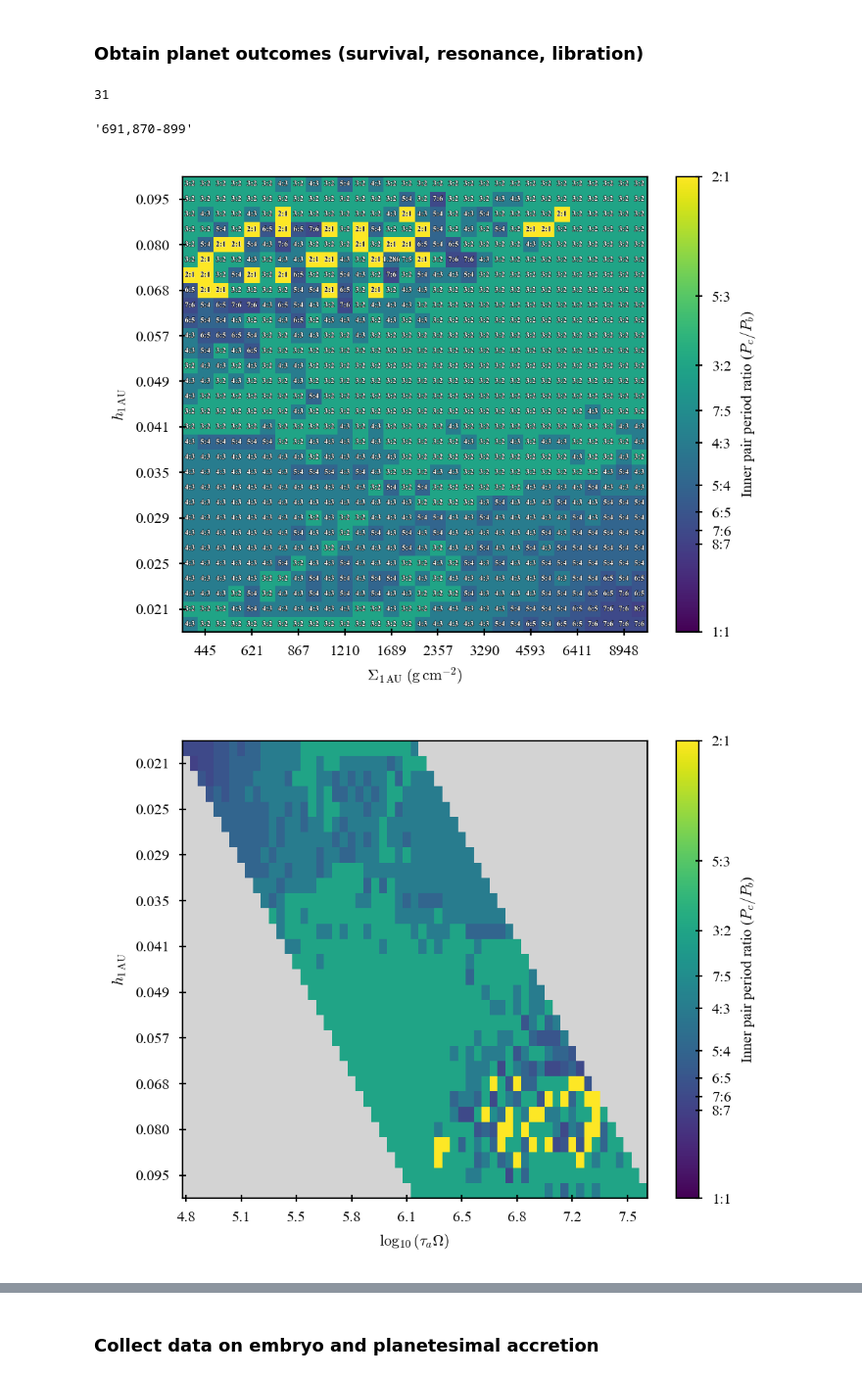
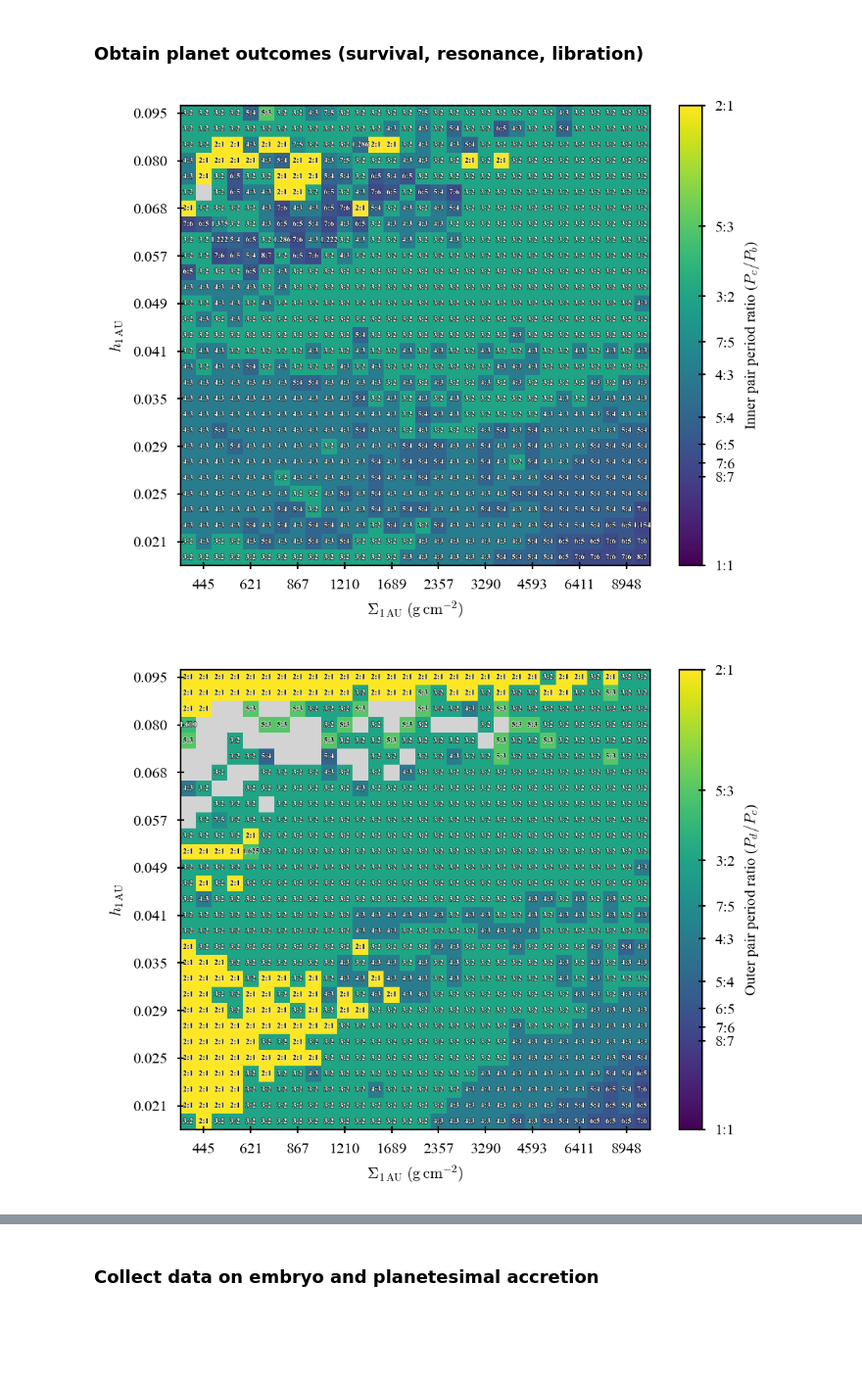
Before and after one commit to dchen10Git/uh-ifa-reu-2026, a Jupyter notebook: analyze_sims.ipynb, the cells around one changed output, grey strips where cells are left out. Shown at 98% size. Saved outputs shown, nothing was run; the diff lists cells and outputs as text; code cells hidden in the pictures; blank space fills up the shorter version.

Commit message:
Updated plots

```diff
--- a/analyze_sims.ipynb
+++ b/analyze_sims.ipynb
@@ -414,44 +414,41 @@ dataset_id = 6
 planet_outcomes = get_planet_outcomes(dataset_id=dataset_id, num_sims=900, pomega='mixed', amp_threshold=90)
 planet_outcomes.to_hdf(f"dfs/planet_outcomes{dataset_id}.h5", key="df", mode="w") # Save to disk
 # %%
-base_dir = Path.cwd()
-dataset_id=7
-missing = [
-    sim_id
-    for sim_id in range(900)
-    if not (base_dir.parent / f"sim_results/dataset{dataset_id}" / f"sim{sim_id}.h5").exists()
-]
-print(len(missing))
-def format_ranges(nums):
-    if not nums:
-        return ""
+# base_dir = Path.cwd()
+# dataset_id=7
+# missing = [
+#     sim_id
+#     for sim_id in range(900)
+#     if not (base_dir.parent / f"sim_results/dataset{dataset_id}" / f"sim{sim_id}.h5").exists()
+# ]
+# print(len(missing))
+# def format_ranges(nums):
+#     if not nums:
+#         return ""
 
-    nums = sorted(nums)
-    ranges = []
+#     nums = sorted(nums)
+#     ranges = []
 
-    start = end = nums[0]
+#     start = end = nums[0]
 
-    for n in nums[1:]:
-        if n == end + 1:
-            end = n
-        else:
-            if start == end:
-                ranges.append(f"{start}")
-            else:
-                ranges.append(f"{start}-{end}")
-            start = end = n
+#     for n in nums[1:]:
+#         if n == end + 1:
+#             end = n
+#         else:
+#             if start == end:
+#                 ranges.append(f"{start}")
+#             else:
+#                 ranges.append(f"{start}-{end}")
+#             start = end = n
 
-    # Add the last range
-    if start == end:
-        ranges.append(f"{start}")
-    else:
-        ranges.append(f"{start}-{end}")
+#     # Add the last range
+#     if start == end:
+#         ranges.append(f"{start}")
+#     else:
+#         ranges.append(f"{start}-{end}")
 
-    return ",".join(ranges)
-format_ranges(missing)
+#     return ",".join(ranges)
+# print(format_ranges(missing))
-# %% [output]
-31
-'691,870-899'
 # %%
 def plot_param_grid_map(outcomes, value_col, label, x_col="Sigma_1au", cmap='inferno', vmin=None, vmax=None, exp=False, log_cmap=False, show_text=True, show_libration=False, show_Delta=False, show_box=False, black_threshold=0.5, h_cut=None):
     x_vals = np.sort(outcomes[x_col].unique())
@@ -647,37 +644,37 @@ def plot_param_grid_map(outcomes, value_col, label, x_col="Sigma_1au", cmap='inf
                     color=color,
                     fontweight="bold"
                 )
 
     cbar = fig.colorbar(mesh, ax=ax)
 
     cbar.set_label(label)
 
     if 'ratio' in value_col:
         cbar.set_ticks(ratios, labels=['2:1', '5:3', '3:2', '7:5', '4:3', '5:4', '6:5', '7:6', '8:7', '1:1'])
         cbar.ax.minorticks_off()
     elif 'survived' in value_col:
         cbar.set_ticks([1,2,3])
 
     if show_box:                # Bottom left corner
         rect = patches.Rectangle((1352, 0.0311), width=2325, height=0.022, edgecolor='r', facecolor='none', linewidth=1, alpha=0.7, linestyle='dashed')
         ax.add_patch(rect)
 
     ax.tick_params(axis='both', direction='inout')
     cbar.ax.tick_params(direction='inout')
 
     plt.tight_layout()
     plt.show()
 
-dataset_id = 6
+dataset_id = 7
 planet_outcomes = pd.read_hdf(f"dfs/planet_outcomes{dataset_id}.h5", key="df") # Load data
 
 # plot_param_grid_map(planet_outcomes, "pl_survived", "Number of planets remaining", vmin=1, show_text=True, show_box=False, black_threshold=3)
 plot_param_grid_map(planet_outcomes, "inner_P_ratio", r"Inner pair period ratio ($P_c/P_b$)", cmap='viridis', vmin=1, vmax=2, show_text=True, show_libration=False, show_Delta=False, show_box=False, black_threshold=1.6, log_cmap=True)
-plot_param_grid_map(planet_outcomes, "inner_P_ratio", r"Inner pair period ratio ($P_c/P_b$)", x_col='log_tau_Omega', cmap='viridis', vmin=1, vmax=2, show_text=False, show_libration=False, show_Delta=False, show_box=False, black_threshold=1.6, log_cmap=True)
-# plot_param_grid_map(planet_outcomes, "outer_P_ratio", r"Outer pair period ratio ($P_d/P_c$)", cmap='viridis', vmin=1, vmax=2, show_text=True, show_libration=False, show_box=False, black_threshold=1.6, log_cmap=True)
-plot_param_grid_map(planet_outcomes, "tau_a (kyr)", r"$\tau_a$ (kyr)", cmap='coolwarm', log_cmap=True, black_threshold=0)
+# plot_param_grid_map(planet_outcomes, "inner_P_ratio", r"Inner pair period ratio ($P_c/P_b$)", x_col='log_tau_Omega', cmap='viridis', vmin=1, vmax=2, show_text=False, show_libration=False, show_Delta=False, show_box=False, black_threshold=1.6, log_cmap=True)
+plot_param_grid_map(planet_outcomes, "outer_P_ratio", r"Outer pair period ratio ($P_d/P_c$)", cmap='viridis', vmin=1, vmax=2, show_text=True, show_libration=False, show_box=False, black_threshold=1.6, log_cmap=True)
+# plot_param_grid_map(planet_outcomes, "tau_a (kyr)", r"$\tau_a$ (kyr)", cmap='coolwarm', log_cmap=True, black_threshold=0)
 # plot_param_grid_map(planet_outcomes, "log_tau_Omega", r"$\log(\tau_a \Omega)$", x_col='log_tau_Omega', cmap='coolwarm', log_cmap=True, show_text=False, black_threshold=0)
-plot_param_grid_map(planet_outcomes, "sim_id", "Sim ID", black_threshold=450)
+# plot_param_grid_map(planet_outcomes, "sim_id", "Sim ID", black_threshold=450)
 # %% [output]
-[figure, old version]
+[figure, new version]
-[figure, old version]
+[figure, new version]
```
Also changed, not shown: parts of 16 cells of this notebook, 2 other files.
